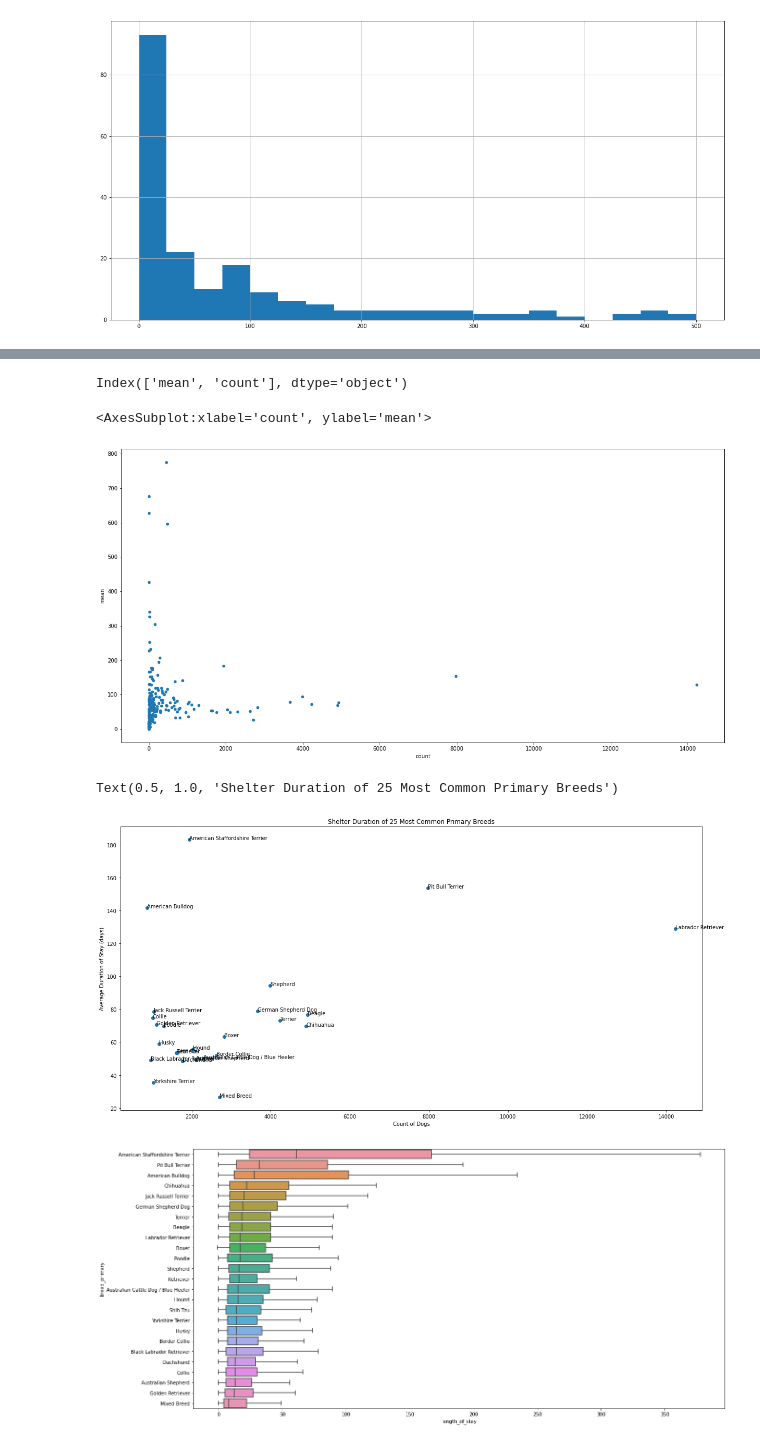
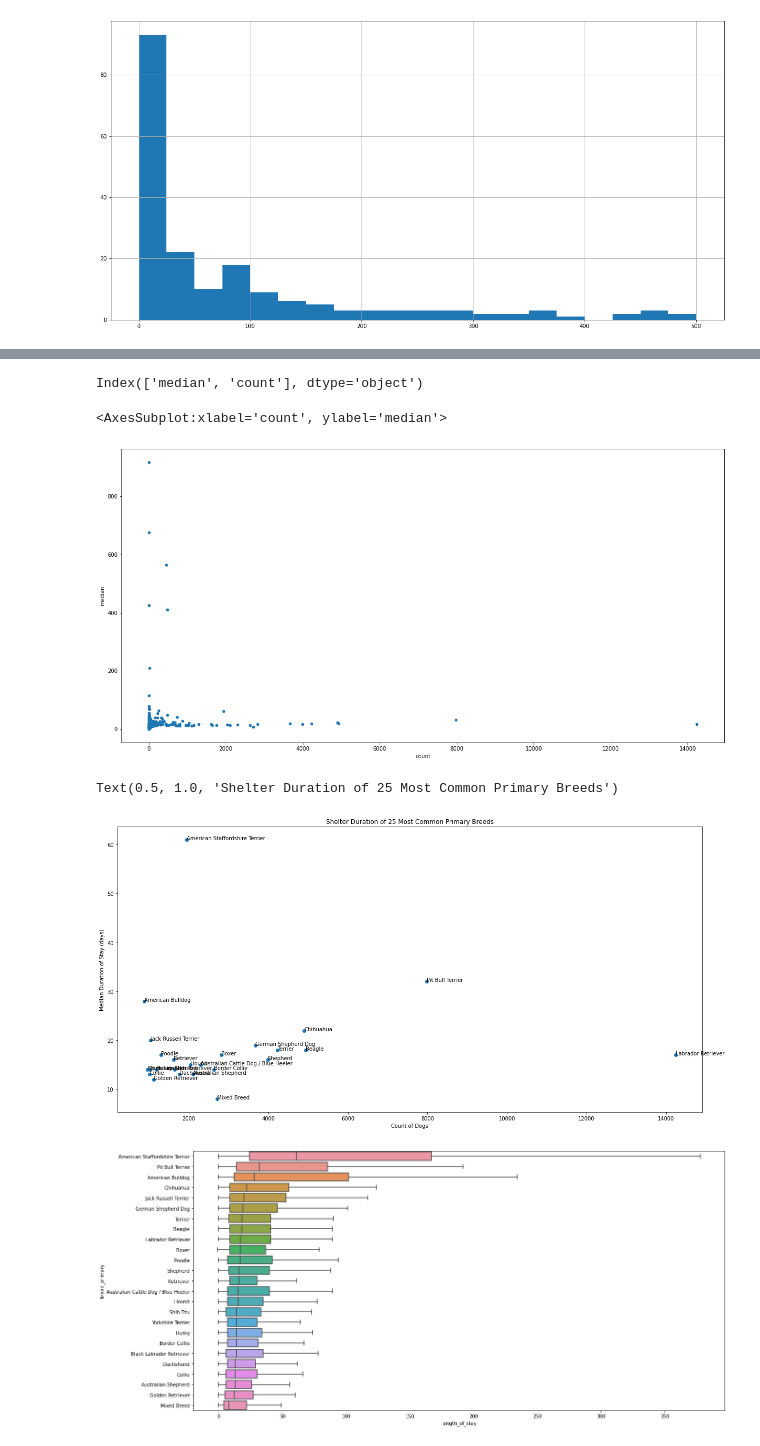
Before and after one commit to code-312/Code-for-Chicago-Data-Workgroup, a Jupyter notebook: projects/rescuechi/petfinder/petfinder_eda.ipynb, the cells around one changed output, grey strips where cells are left out. Cells and saved outputs as stored; diff of their text form; code cells hidden in the pictures.

Commit message:
change to median

```diff
--- a/projects/rescuechi/petfinder/petfinder_eda.ipynb
+++ b/projects/rescuechi/petfinder/petfinder_eda.ipynb
@@ -119,7 +119,7 @@ Puli                        1
 Irish Water Spaniel         1
 Name: breed_primary, Length: 233, dtype: int64
 # %%
-df_agg = df.groupby("breed_primary")["length_of_stay"].agg(["mean", "count"])
+df_agg = df.groupby("breed_primary")["length_of_stay"].agg(["median", "count"])
 # %%
 df_agg
 # %% [output]
@@ -190,26 +190,26 @@ df_agg.loc[df_agg["count"]>25].sort_values(by="mean", ascending=False).tail(50)
 # %%
 df_agg.columns
 # %% [output]
-Index(['mean', 'count'], dtype='object')
+Index(['median', 'count'], dtype='object')
 # %%
-df_agg.plot.scatter(x="count", y="mean")
+df_agg.plot.scatter(x="count", y="median")
 # %% [output]
-<AxesSubplot:xlabel='count', ylabel='mean'>
+<AxesSubplot:xlabel='count', ylabel='median'>
-[figure, old version]
+[figure, new version]
 # %%
 # take the 25 most frequent breeds
 df_common_breeds = df_agg.sort_values(by="count", ascending=False).head(25)
 # %%
 fig, ax = plt.subplots()
-ax.scatter(df_common_breeds["count"], df_common_breeds["mean"])
+ax.scatter(df_common_breeds["count"], df_common_breeds["median"])
 for i, txt in enumerate(df_common_breeds.index):
-    ax.annotate(txt, (df_common_breeds["count"].iloc[i], df_common_breeds["mean"].iloc[i]))
+    ax.annotate(txt, (df_common_breeds["count"].iloc[i], df_common_breeds["median"].iloc[i]))
 plt.xlabel("Count of Dogs")
-plt.ylabel("Average Duration of Stay (days)")
+plt.ylabel("Median Duration of Stay (days)")
 plt.title("Shelter Duration of 25 Most Common Primary Breeds")
 # %% [output]
 Text(0.5, 1.0, 'Shelter Duration of 25 Most Common Primary Breeds')
-[figure, old version]
+[figure, new version]
 # %%
 top_breeds = df_common_breeds.index
 # %%
```
Also changed, not shown: parts of 3 cells of this notebook.
